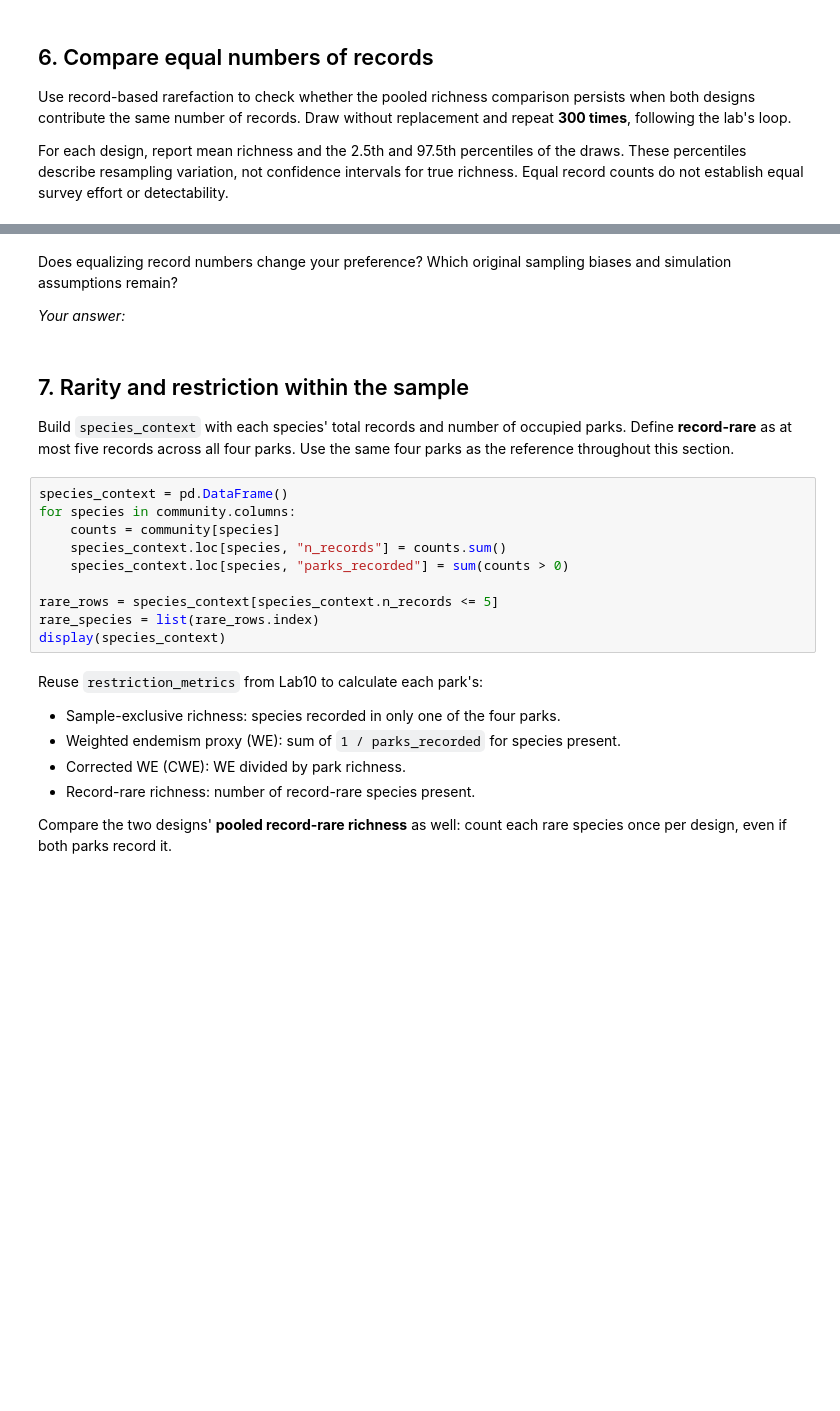
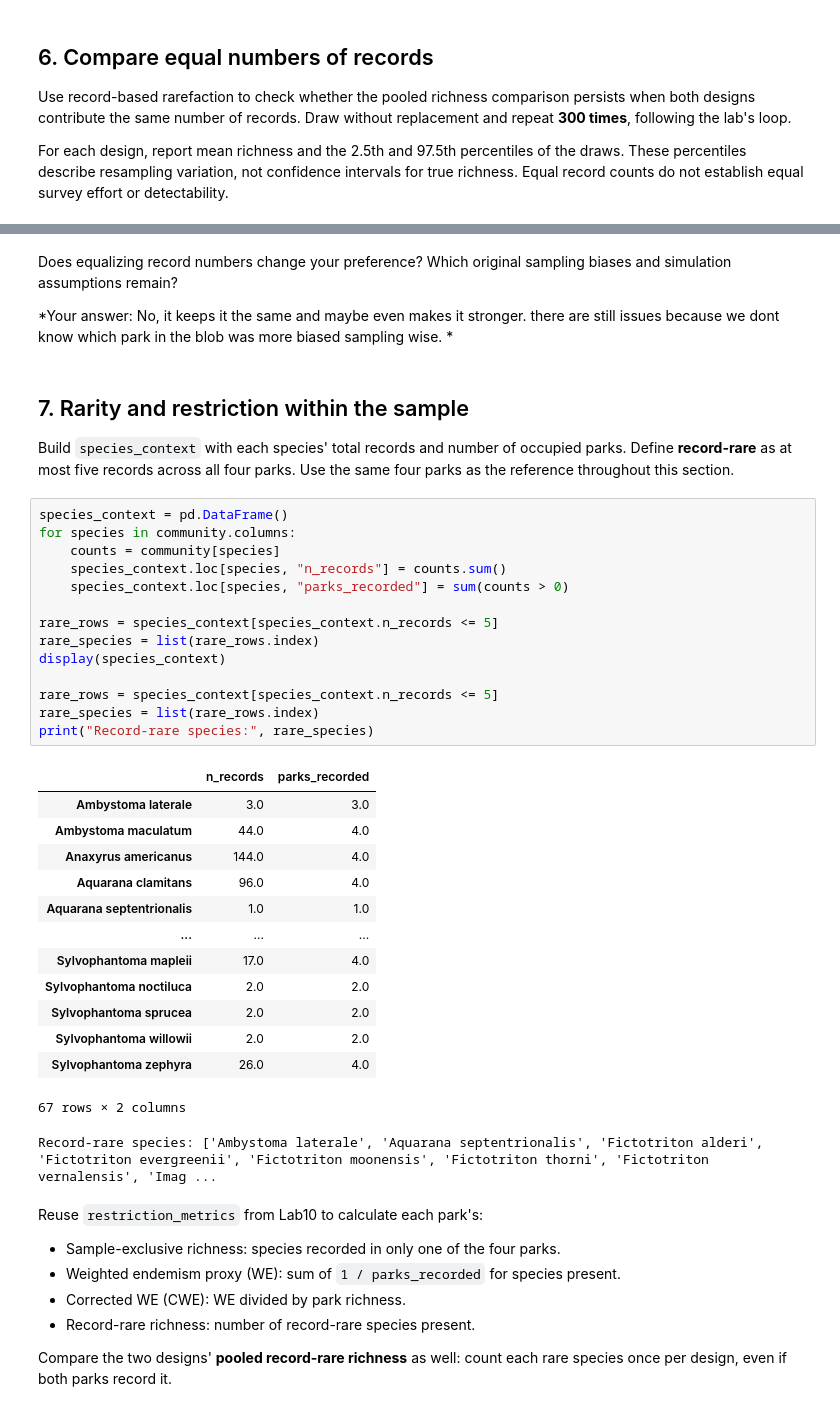
Before and after one commit to drewgutt/BIO597-SpatialBiodiversity, a Jupyter notebook: docs/assignments/Assignment-10-SpatialCommunityComposition.ipynb, the cells around one changed output, grey strips where cells are left out. Saved outputs shown, nothing was run; the diff lists cells and outputs as text; blank space fills up the shorter version.

```diff
--- a/docs/assignments/Assignment-10-SpatialCommunityComposition.ipynb
+++ b/docs/assignments/Assignment-10-SpatialCommunityComposition.ipynb
@@ -217,7 +363,7 @@ rarefaction = pd.DataFrame()
 Does equalizing record numbers change your preference? Which original sampling
 biases and simulation assumptions remain?
 
-*Your answer:*
+*Your answer: No, it keeps it the same and maybe even makes it stronger. there are still issues because we dont know which park in the blob was more biased sampling wise. *
 # %% [markdown]
 ## 7. Rarity and restriction within the sample
 
@@ -227,13 +373,32 @@ Use the same four parks as the reference throughout this section.
 # %%
 species_context = pd.DataFrame()
 for species in community.columns:
     counts = community[species]
     species_context.loc[species, "n_records"] = counts.sum()
     species_context.loc[species, "parks_recorded"] = sum(counts > 0)
 
 rare_rows = species_context[species_context.n_records <= 5]
 rare_species = list(rare_rows.index)
 display(species_context)
+
+rare_rows = species_context[species_context.n_records <= 5]
+rare_species = list(rare_rows.index)
+print("Record-rare species:", rare_species)
+# %% [output]
+|  | n_records | parks_recorded |
+| Ambystoma laterale | 3.0 | 3.0 |
+| Ambystoma maculatum | 44.0 | 4.0 |
+| Anaxyrus americanus | 144.0 | 4.0 |
+| Aquarana clamitans | 96.0 | 4.0 |
+| Aquarana septentrionalis | 1.0 | 1.0 |
+| ... | ... | ... |
+| Sylvophantoma mapleii | 17.0 | 4.0 |
+| Sylvophantoma noctiluca | 2.0 | 2.0 |
+| Sylvophantoma sprucea | 2.0 | 2.0 |
+| Sylvophantoma willowii | 2.0 | 2.0 |
+| Sylvophantoma zephyra | 26.0 | 4.0 |
+67 rows × 2 columns
+Record-rare species: ['Ambystoma laterale', 'Aquarana septentrionalis', 'Fictotriton alderi', 'Fictotriton evergreenii', 'Fictotriton moonensis', 'Fictotriton thorni', 'Fictotriton vernalensis', 'Imag ...
 # %% [markdown]
 Reuse `restriction_metrics` from Lab10 to calculate each park's:
 
```
Also changed, not shown: parts of 19 cells of this notebook, 1 other file.
